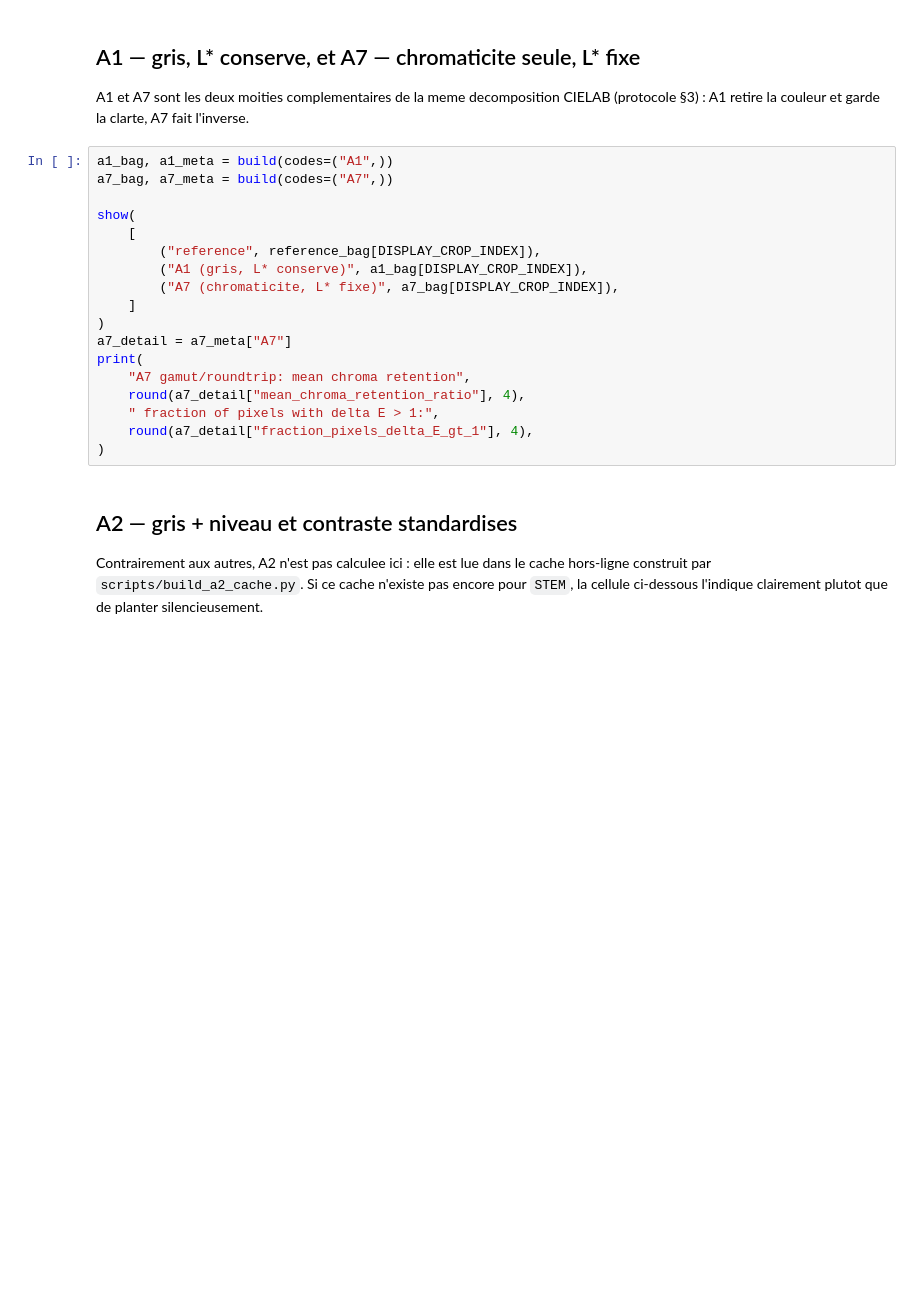
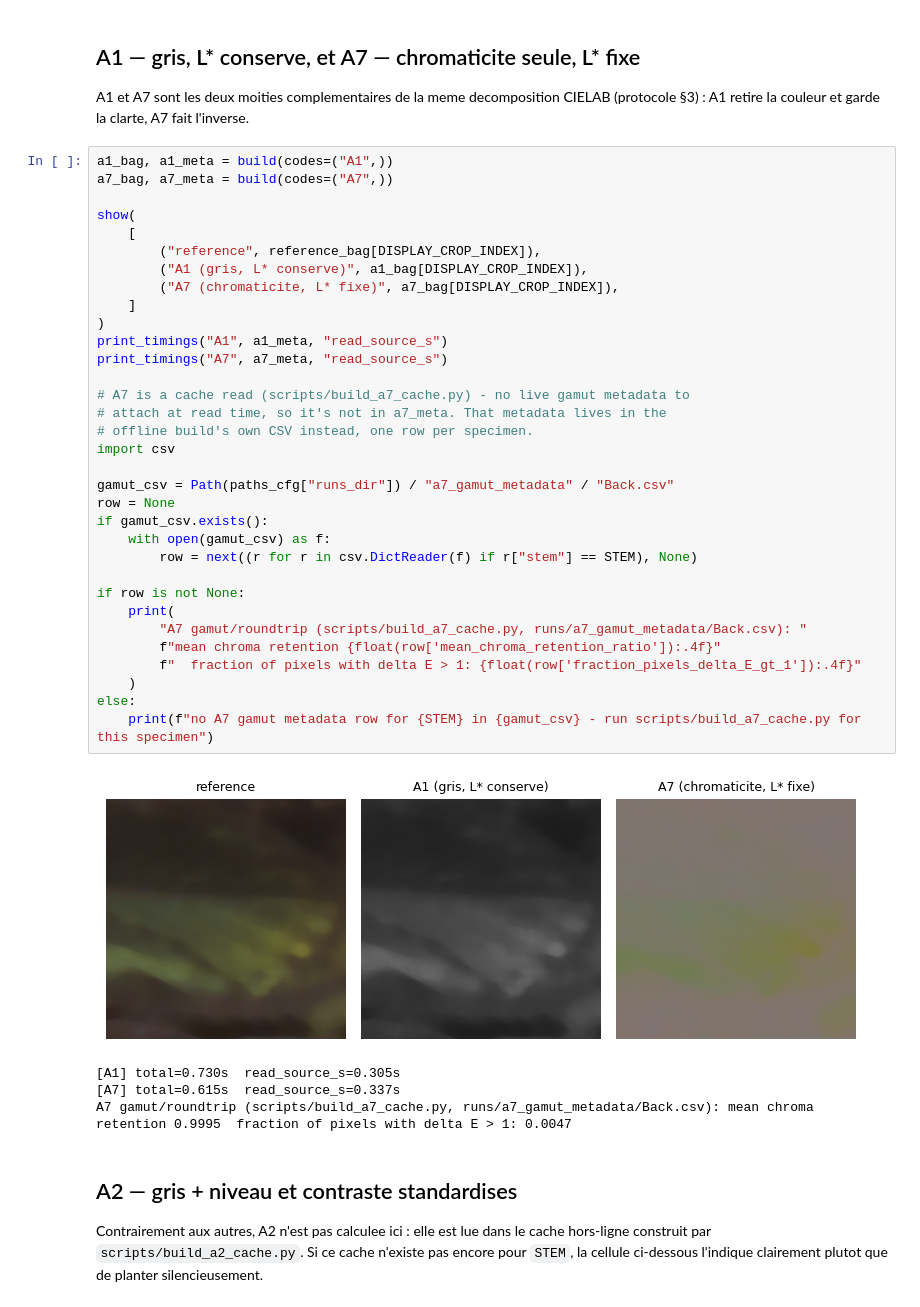
Before and after one commit to theo-oriol/Papier, a Jupyter notebook: notebooks/01_ablation_catalogue.ipynb, the cells around one changed output. Cells and saved outputs as stored; diff of their text form; blank space fills up the shorter version.

```diff
--- a/notebooks/01_ablation_catalogue.ipynb
+++ b/notebooks/01_ablation_catalogue.ipynb
@@ -99,21 +126,41 @@ l'inverse.
 # %%
 a1_bag, a1_meta = build(codes=("A1",))
 a7_bag, a7_meta = build(codes=("A7",))
 
 show(
     [
         ("reference", reference_bag[DISPLAY_CROP_INDEX]),
         ("A1 (gris, L* conserve)", a1_bag[DISPLAY_CROP_INDEX]),
         ("A7 (chromaticite, L* fixe)", a7_bag[DISPLAY_CROP_INDEX]),
     ]
 )
-a7_detail = a7_meta["A7"]
-print(
-    "A7 gamut/roundtrip: mean chroma retention",
-    round(a7_detail["mean_chroma_retention_ratio"], 4),
-    " fraction of pixels with delta E > 1:",
-    round(a7_detail["fraction_pixels_delta_E_gt_1"], 4),
-)
+print_timings("A1", a1_meta, "read_source_s")
+print_timings("A7", a7_meta, "read_source_s")
+
+# A7 is a cache read (scripts/build_a7_cache.py) - no live gamut metadata to
+# attach at read time, so it's not in a7_meta. That metadata lives in the
+# offline build's own CSV instead, one row per specimen.
+import csv
+
+gamut_csv = Path(paths_cfg["runs_dir"]) / "a7_gamut_metadata" / "Back.csv"
+row = None
+if gamut_csv.exists():
+    with open(gamut_csv) as f:
+        row = next((r for r in csv.DictReader(f) if r["stem"] == STEM), None)
+
+if row is not None:
+    print(
+        "A7 gamut/roundtrip (scripts/build_a7_cache.py, runs/a7_gamut_metadata/Back.csv): "
+        f"mean chroma retention {float(row['mean_chroma_retention_ratio']):.4f}"
+        f"  fraction of pixels with delta E > 1: {float(row['fraction_pixels_delta_E_gt_1']):.4f}"
+    )
+else:
+    print(f"no A7 gamut metadata row for {STEM} in {gamut_csv} - run scripts/build_a7_cache.py for this specimen")
+# %% [output]
+[figure, added]
+[A1] total=0.730s  read_source_s=0.305s
+[A7] total=0.615s  read_source_s=0.337s
+A7 gamut/roundtrip (scripts/build_a7_cache.py, runs/a7_gamut_metadata/Back.csv): mean chroma retention 0.9995  fraction of pixels with delta E > 1: 0.0047
 # %% [markdown]
 ## A2 — gris + niveau et contraste standardises
 
```
Also changed, not shown: parts of 15 cells of this notebook, 5 other files.
